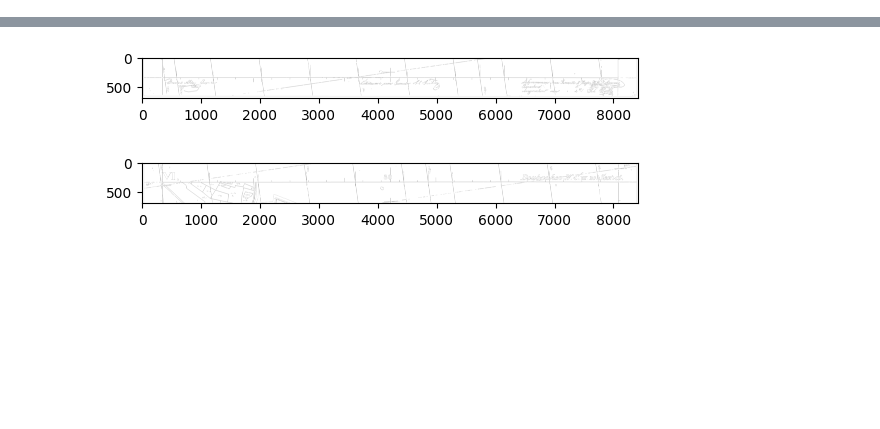
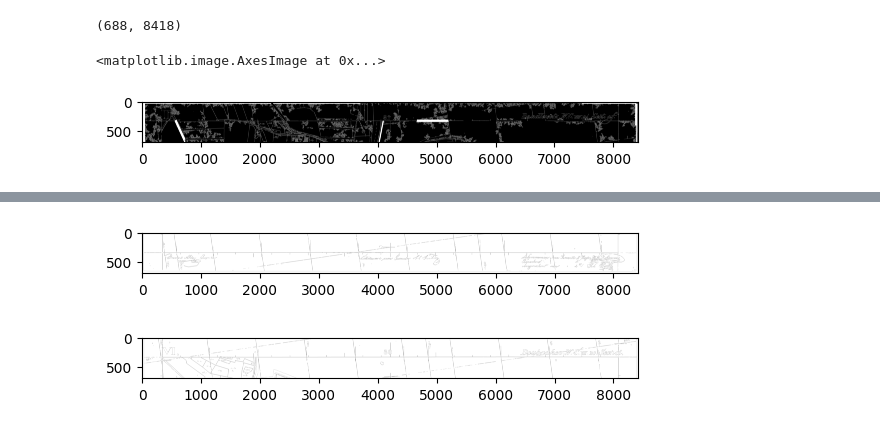
Before and after one commit to danschnurp/kiv-zvi, a Jupyter notebook: SP/experiments.ipynb, the cells around one changed output, grey strips where cells are left out. Cells and saved outputs as stored; diff of their text form; code cells hidden in the pictures; blank space fills up the shorter version.

```diff
--- a/SP/experiments.ipynb
+++ b/SP/experiments.ipynb
@@ -31,0 +50,8 @@ print(lines.shape)
+# %%
+
+print(distances.shape)
+longest_line_index = np.argpartition(distances, -20)[-20:]
+print(longest_line_index)
+longest_lines = lines[longest_line_index]
+longest_lines = longest_lines.astype(int)
+print(longest_lines)
@@ -37,6 +86,13 @@ white[:] = 255
 # %%
 
 # Draw detected lines in the image
-drawn_img = lsd.drawSegments(white, lines)
+for i in longest_lines:
+    top_border = cv2.line(top_border, (i[0], i[1]), (i[2], i[3]), (255,0,0),20)
+print(top_border.shape)
 # It converts the image from BGR to grayscale.
-drawn_img = cv2.cvtColor(drawn_img, cv2.COLOR_BGR2GRAY)
+# drawn_img = cv2.cvtColor(white, cv2.COLOR_BGR2GRAY)
+plt.imshow(top_border, cmap='gray')
+# %% [output]
+(688, 8418)
+<matplotlib.image.AxesImage at 0x...>
+[figure, added]
```
Also changed, not shown: parts of 11 cells of this notebook.
